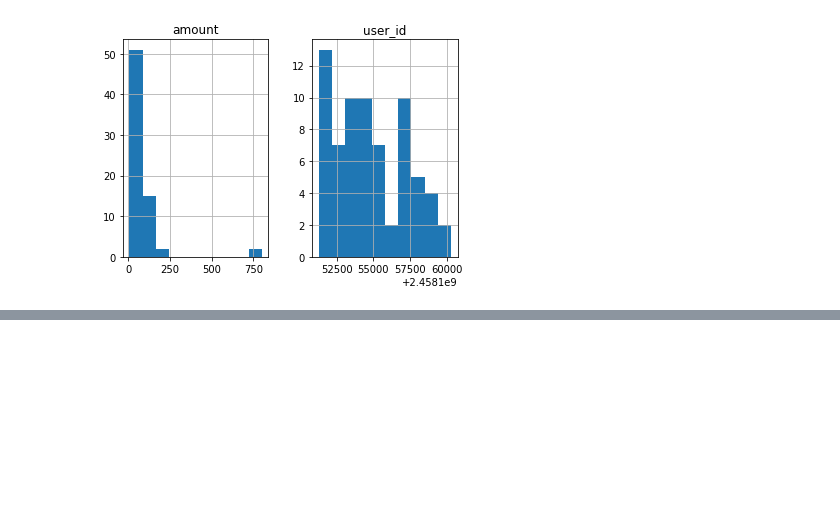
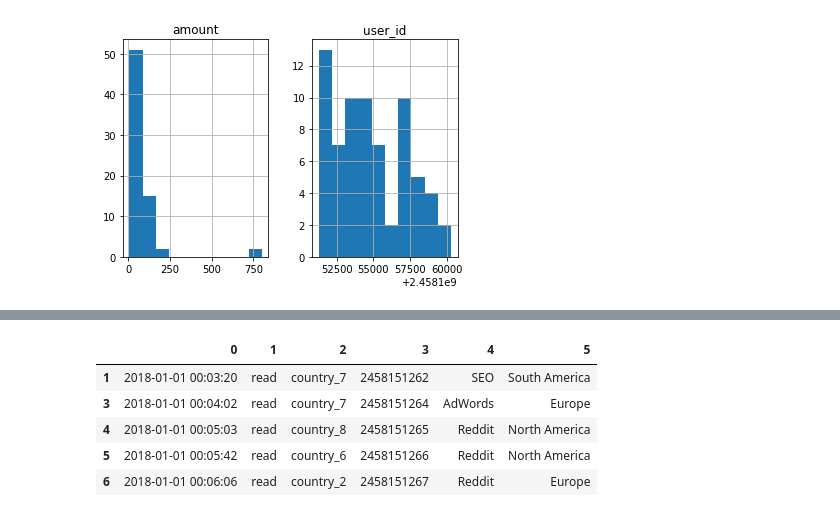
Before and after one commit to kuntalkumarpal/Python-cheat-sheets, a Jupyter notebook: Pandas_Tutorials.ipynb, the cells around one changed output, grey strips where cells are left out. Saved outputs shown, nothing was run; the diff lists cells and outputs as text; code cells hidden in the pictures; blank space fills up the shorter version.

```diff
--- a/Pandas_Tutorials.ipynb
+++ b/Pandas_Tutorials.ipynb
@@ -698,0 +790,11 @@ array([[<matplotlib.axes._subplots.AxesSubplot object at 0x...>,
+# %%
+# Drop rows
+x = d.drop([0,2],axis=0)
+x.head()
+# %% [output]
+|  | 0 | 1 | 2 | 3 | 4 | 5 |
+| 1 | 2018-01-01 00:03:20 | read | country_7 | 2458151262 | SEO | South America |
+| 3 | 2018-01-01 00:04:02 | read | country_7 | 2458151264 | AdWords | Europe |
+| 4 | 2018-01-01 00:05:03 | read | country_8 | 2458151265 | Reddit | North America |
+| 5 | 2018-01-01 00:05:42 | read | country_6 | 2458151266 | Reddit | North America |
+| 6 | 2018-01-01 00:06:06 | read | country_2 | 2458151267 | Reddit | Europe |
```
Also changed, not shown: parts of 10 cells of this notebook, 1 other file.
